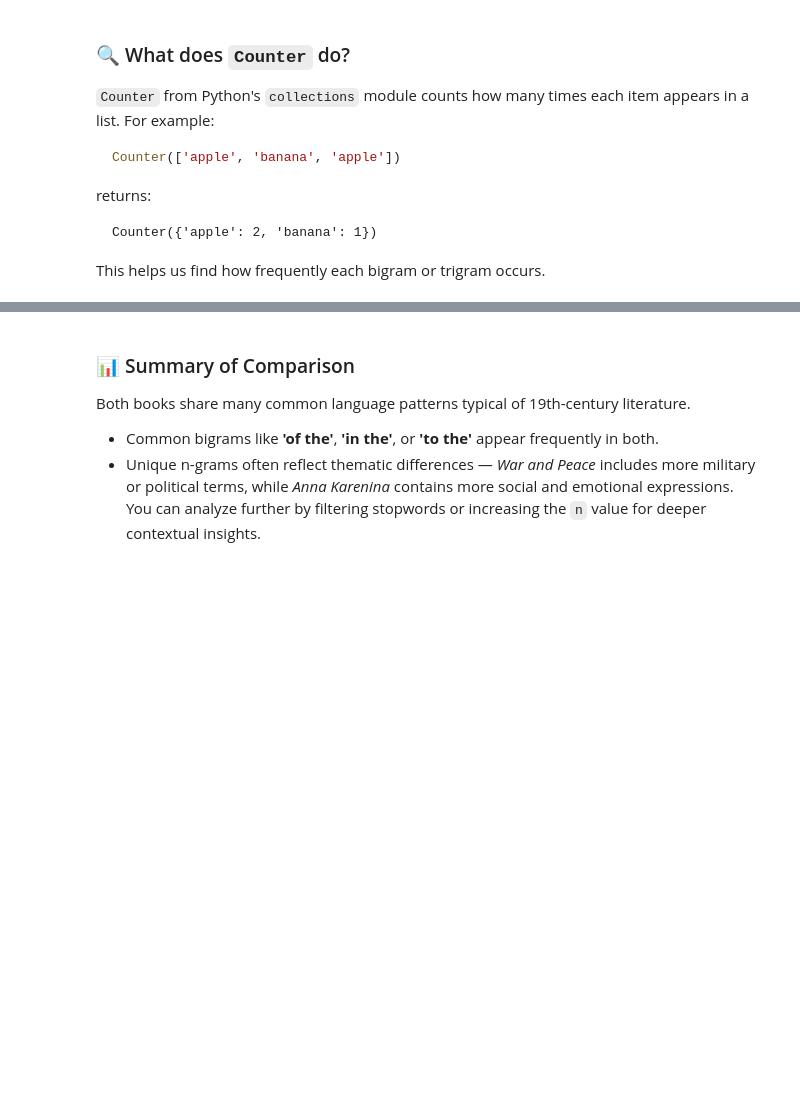
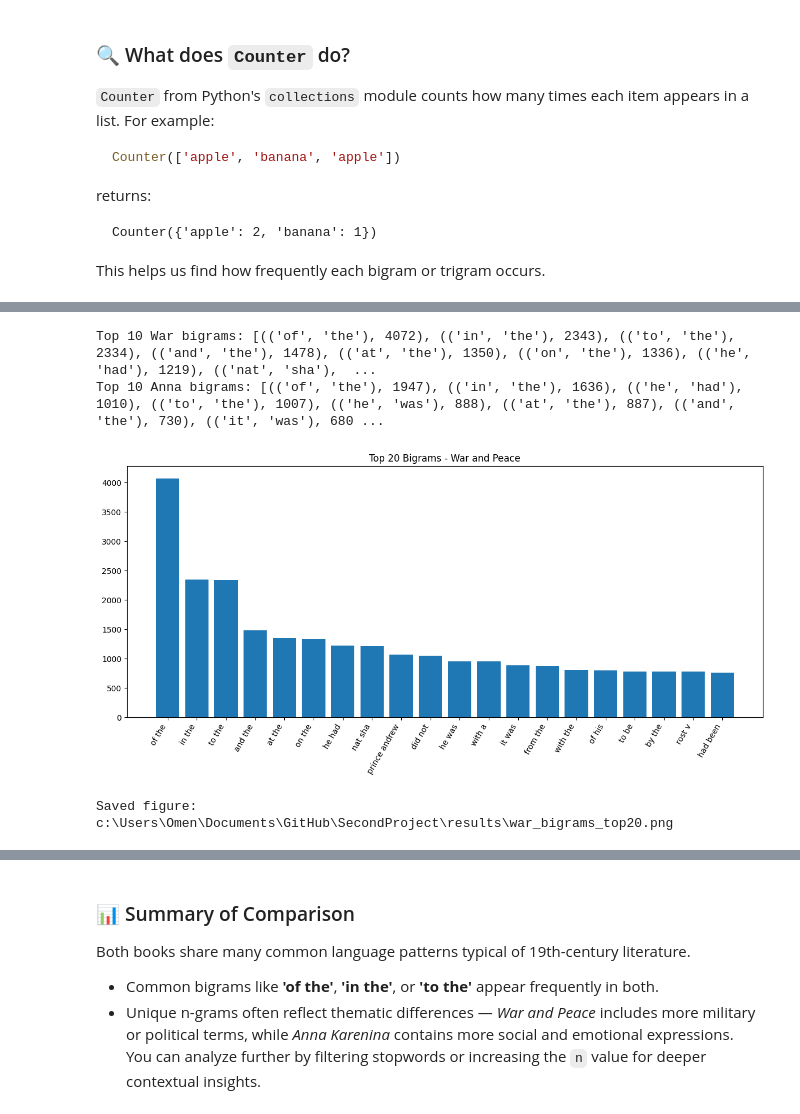
Before and after one commit to J0rc69/SecondProject, a Jupyter notebook: notebooks/1_AppliedNLP_Session2_Bi_Trigrams.ipynb, the cells around one changed output, grey strips where cells are left out. Drawn from its saved outputs; the diff is of its cells as text; code cells hidden in the pictures; blank space fills up the shorter version.

Commit message:
Bi_Trigrams

```diff
--- a/notebooks/1_AppliedNLP_Session2_Bi_Trigrams.ipynb
+++ b/notebooks/1_AppliedNLP_Session2_Bi_Trigrams.ipynb
@@ -80,39 +103,30 @@ display(top_ngrams(counter_tri_anna))
 # %%
+bigram_counts_war = Counter(bigrams_war)
+bigram_counts_anna = Counter(bigrams_anna)
 
-# Merge bigrams comparison
-def merge_comparison(counter1, counter2, label1, label2, n=20):
-    all_ngrams = set(counter1) | set(counter2)
-    data = []
-    for ng in all_ngrams:
-        data.append({
-            'N-gram': ' '.join(ng),
-            f'{label1} Count': counter1.get(ng, 0),
-            f'{label2} Count': counter2.get(ng, 0)
-        })
-    df = pd.DataFrame(data)
-    df['Total'] = df[f'{label1} Count'] + df[f'{label2} Count']
-    df = df.sort_values(by='Total', ascending=False).head(n)
-    return df
+trigram_counts_war = Counter(trigrams_war)
+trigram_counts_anna = Counter(trigrams_anna)
 
-print("### Merged Comparison (Bigrams)")
-display(merge_comparison(counter_bi_war, counter_bi_anna, "War and Peace", "Anna Karenina"))
-
-print("### Merged Comparison (Trigrams)")
-display(merge_comparison(counter_tri_war, counter_tri_anna, "War and Peace", "Anna Karenina"))
+print("Top 10 War bigrams:", bigram_counts_war.most_common(10))
+print("Top 10 Anna bigrams:", bigram_counts_anna.most_common(10))
+# %% [output]
+Top 10 War bigrams: [(('of', 'the'), 4072), (('in', 'the'), 2343), (('to', 'the'), 2334), (('and', 'the'), 1478), (('at', 'the'), 1350), (('on', 'the'), 1336), (('he', 'had'), 1219), (('nat', 'sha'),  ...
+Top 10 Anna bigrams: [(('of', 'the'), 1947), (('in', 'the'), 1636), (('he', 'had'), 1010), (('to', 'the'), 1007), (('he', 'was'), 888), (('at', 'the'), 887), (('and', 'the'), 730), (('it', 'was'), 680 ...
 # %%
+top_war = bigram_counts_war.most_common(20)
+labels = [' '.join(bg) for bg, _ in top_war]
+values = [c for _, c in top_war]
 
-# Display both separately again for clarity
-print("### Separate Comparison (Bigrams)")
-print("\nTop 10 shared bigrams:")
-shared_bi = set(counter_bi_war) & set(counter_bi_anna)
-shared_bi_counts = [(ng, counter_bi_war[ng] + counter_bi_anna[ng]) for ng in shared_bi]
-shared_bi_sorted = sorted(shared_bi_counts, key=lambda x: x[1], reverse=True)[:10]
-for ng, count in shared_bi_sorted:
-    print(f"{' '.join(ng)} — Total: {count}")
+plt.figure(figsize=(12,6))
+plt.bar(range(len(values)), values)
+plt.xticks(range(len(labels)), labels, rotation=60, ha='right')
+plt.title("Top 20 Bigrams - War and Peace")
+plt.tight_layout()
+savepath = results_dir / "war_bigrams_top20.png"
+plt.savefig(savepath)
+plt.show()
 
-print("\n### Separate Comparison (Trigrams)")
-shared_tri = set(counter_tri_war) & set(counter_tri_anna)
-shared_tri_counts = [(ng, counter_tri_war[ng] + counter_tri_anna[ng]) for ng in shared_tri]
-shared_tri_sorted = sorted(shared_tri_counts, key=lambda x: x[1], reverse=True)[:10]
-for ng, count in shared_tri_sorted:
-    print(f"{' '.join(ng)} — Total: {count}")
+print("Saved figure:", savepath)
+# %% [output]
+[figure, added]
+Saved figure: c:\Users\Omen\Documents\GitHub\SecondProject\results\war_bigrams_top20.png
```
Also changed, not shown: parts of 7 cells of this notebook, 5 other files.
